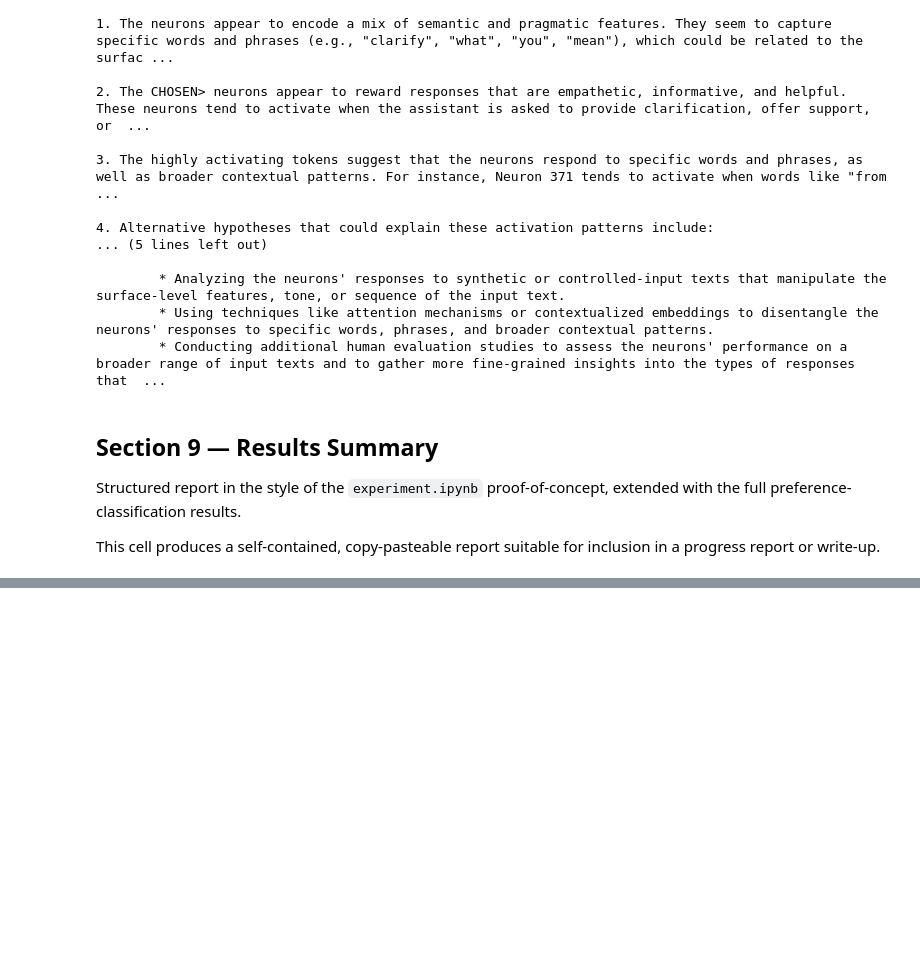
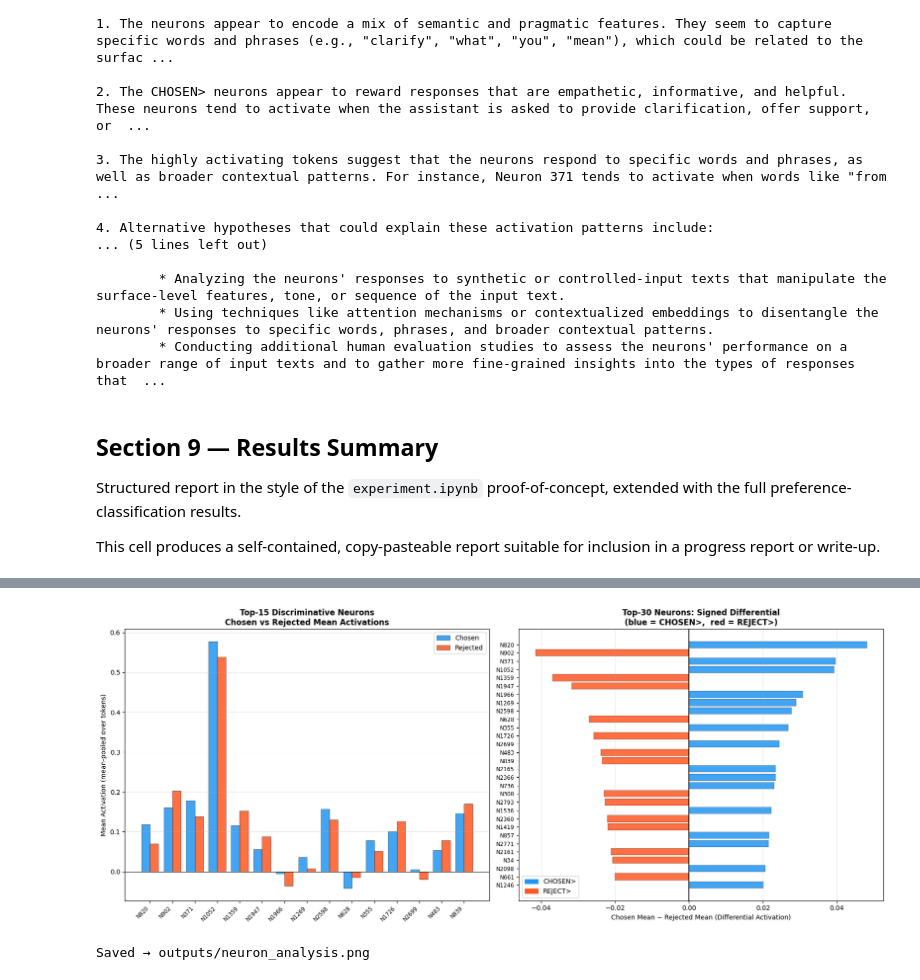
Before and after one commit to atjon/BERTSigmoidsLlama, a Jupyter notebook: analysis.ipynb, the cells around one changed output, grey strips where cells are left out. Cells and saved outputs as stored; diff of their text form; code cells hidden in the pictures; blank space fills up the shorter version.

```diff
--- a/analysis.ipynb
+++ b/analysis.ipynb
@@ -690,0 +809,68 @@ SECTION 1 — DATASET
+# %%
+import pandas as pd
+import matplotlib.pyplot as plt
+import matplotlib.patches as mpatches
+import numpy as np
+
+# ── Build DataFrame ───────────────────────────────────────────────────────────
+df = pd.DataFrame(neuron_table)[["rank", "neuron", "chosen_mean", "rejected_mean", "diff", "direction"]]
+df.columns = ["Rank", "Neuron", "Chosen Mean", "Rejected Mean", "Diff", "Dir"]
+df = df.set_index("Rank")
+print("Top-30 Differential Neurons — Layer 8 Intermediate FFN")
+print(df.to_string())
+
+diff_vec = diff_result["diff"]
+chosen_cnt = int((diff_vec[diff_result["indices"]] > 0).sum())
+reject_cnt = int((diff_vec[diff_result["indices"]] < 0).sum())
+print(f"\nDiff stats:")
+print(f"  max |diff|  = {diff_vec.abs().max():.4f}  (neuron {diff_vec.abs().argmax().item()})")
+print(f"  mean |diff| = {diff_vec.abs().mean():.4f}")
+print(f"  CHOSEN>     = {chosen_cnt} / 30")
+print(f"  REJECT>     = {reject_cnt} / 30")
+
+# ── Figure ────────────────────────────────────────────────────────────────────
+fig, axes = plt.subplots(1, 2, figsize=(17, 7))
+
+# Left: grouped bar for top 15
+top15 = df.head(15)
+x     = np.arange(len(top15))
+w     = 0.38
+axes[0].bar(x - w/2, top15["Chosen Mean"],   w, label="Chosen",
+            color="#2196F3", alpha=0.85, edgecolor="black", linewidth=0.4)
+axes[0].bar(x + w/2, top15["Rejected Mean"], w, label="Rejected",
+            color="#FF5722", alpha=0.85, edgecolor="black", linewidth=0.4)
+axes[0].set_xticks(x)
+axes[0].set_xticklabels([f"N{n}" for n in top15["Neuron"]],
+                         rotation=45, ha="right", fontsize=8.5)
+axes[0].set_ylabel("Mean Activation (mean-pooled over tokens)", fontsize=10)
+axes[0].set_title(
+    "Top-15 Discriminative Neurons\nChosen vs Rejected Mean Activations",
+    fontsize=12, fontweight="bold",
+)
+axes[0].axhline(0, color="black", linewidth=0.8)
+axes[0].legend(fontsize=10)
+axes[0].grid(axis="y", alpha=0.3)
+
+# Right: signed differential for top 30
+bar_colors = ["#2196F3" if d == "CHOSEN>" else "#FF5722" for d in df["Dir"]]
+y_pos = np.arange(len(df), 0, -1)
+axes[1].barh(y_pos, df["Diff"], color=bar_colors, edgecolor="black",
+             linewidth=0.3, alpha=0.85)
+axes[1].set_yticks(y_pos)
+axes[1].set_yticklabels([f"N{n}" for n in df["Neuron"]], fontsize=8.5)
+axes[1].set_xlabel("Chosen Mean − Rejected Mean (Differential Activation)", fontsize=10)
+axes[1].set_title(
+    "Top-30 Neurons: Signed Differential\n(blue = CHOSEN>,  red = REJECT>)",
+    fontsize=12, fontweight="bold",
+)
+axes[1].axvline(0, color="black", linewidth=1.2)
+chosen_patch = mpatches.Patch(color="#2196F3", label="CHOSEN>")
+reject_patch = mpatches.Patch(color="#FF5722", label="REJECT>")
+axes[1].legend(handles=[chosen_patch, reject_patch], fontsize=10)
+axes[1].grid(axis="x", alpha=0.3)
+
+plt.tight_layout()
+plt.savefig("outputs/neuron_analysis.png", dpi=150, bbox_inches="tight")
+plt.show()
+print("Saved → outputs/neuron_analysis.png")
+# %% [output]
@@ -690,0 +894,2 @@ SECTION 1 — DATASET
+[figure, added]
+Saved → outputs/neuron_analysis.png
```
Also changed, not shown: parts of 7 cells of this notebook, 4 other files.
